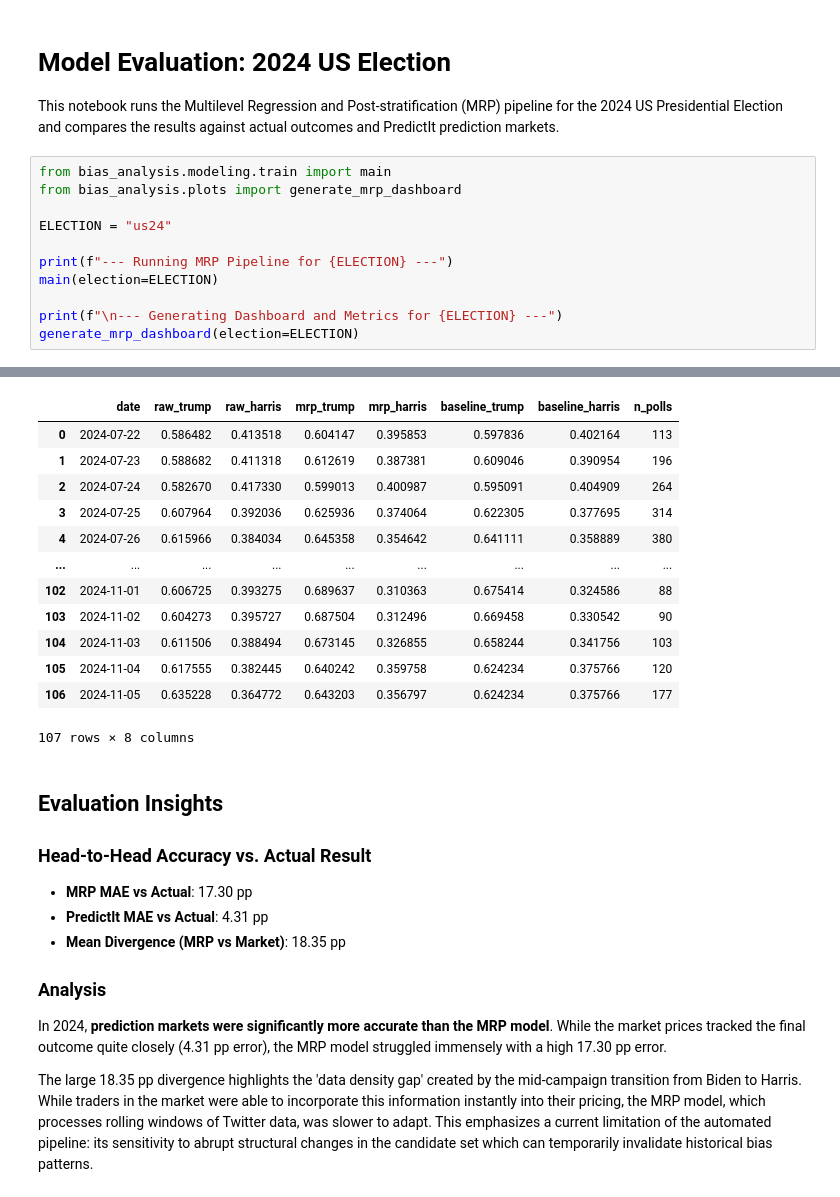
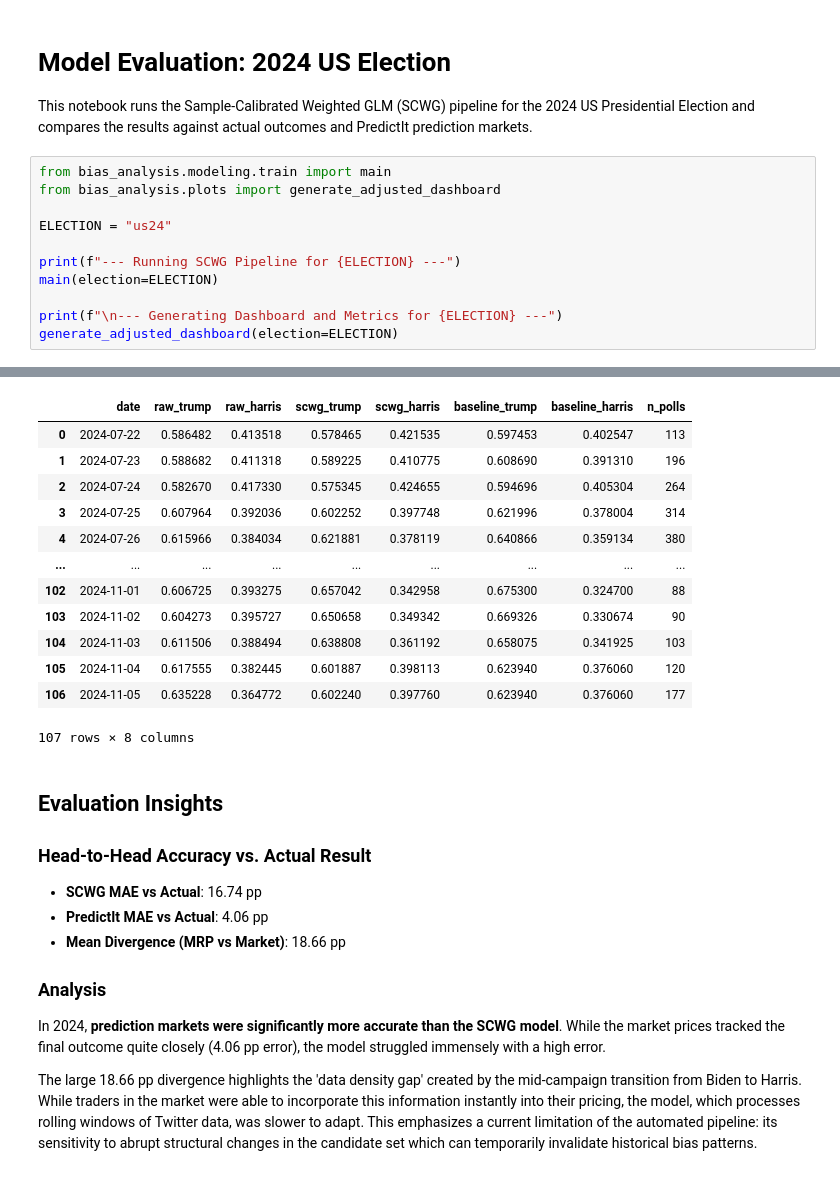
Before and after one commit to mivige/TweetPollBias, a Jupyter notebook: notebooks/model_eval_us24.ipynb, the cells around one changed output, grey strips where cells are left out. Drawn from its saved outputs; the diff is of its cells as text.

```diff
--- a/notebooks/model_eval_us24.ipynb
+++ b/notebooks/model_eval_us24.ipynb
@@ -1,16 +1,16 @@
 # %% [markdown]
 # Model Evaluation: 2024 US Election
 
-This notebook runs the Multilevel Regression and Post-stratification (MRP) pipeline for the 2024 US Presidential Election and compares the results against actual outcomes and PredictIt prediction markets.
+This notebook runs the Sample-Calibrated Weighted GLM (SCWG) pipeline for the 2024 US Presidential Election and compares the results against actual outcomes and PredictIt prediction markets.
 # %%
 from bias_analysis.modeling.train import main
-from bias_analysis.plots import generate_mrp_dashboard
+from bias_analysis.plots import generate_adjusted_dashboard
 
 ELECTION = "us24"
 
-print(f"--- Running MRP Pipeline for {ELECTION} ---")
+print(f"--- Running SCWG Pipeline for {ELECTION} ---")
 main(election=ELECTION)
 
 print(f"\n--- Generating Dashboard and Metrics for {ELECTION} ---")
-generate_mrp_dashboard(election=ELECTION)
+generate_adjusted_dashboard(election=ELECTION)
 # %% [output]
@@ -34,25 +34,25 @@ Method:                          IRLS   Log-Likelihood:            -3.5060e+06
-|  | date | raw_trump | raw_harris | mrp_trump | mrp_harris | baseline_trump | baseline_harris | n_polls |
-| 0 | 2024-07-22 | 0.586482 | 0.413518 | 0.604147 | 0.395853 | 0.597836 | 0.402164 | 113 |
-| 1 | 2024-07-23 | 0.588682 | 0.411318 | 0.612619 | 0.387381 | 0.609046 | 0.390954 | 196 |
-| 2 | 2024-07-24 | 0.582670 | 0.417330 | 0.599013 | 0.400987 | 0.595091 | 0.404909 | 264 |
-| 3 | 2024-07-25 | 0.607964 | 0.392036 | 0.625936 | 0.374064 | 0.622305 | 0.377695 | 314 |
-| 4 | 2024-07-26 | 0.615966 | 0.384034 | 0.645358 | 0.354642 | 0.641111 | 0.358889 | 380 |
+|  | date | raw_trump | raw_harris | scwg_trump | scwg_harris | baseline_trump | baseline_harris | n_polls |
+| 0 | 2024-07-22 | 0.586482 | 0.413518 | 0.578465 | 0.421535 | 0.597453 | 0.402547 | 113 |
+| 1 | 2024-07-23 | 0.588682 | 0.411318 | 0.589225 | 0.410775 | 0.608690 | 0.391310 | 196 |
+| 2 | 2024-07-24 | 0.582670 | 0.417330 | 0.575345 | 0.424655 | 0.594696 | 0.405304 | 264 |
+| 3 | 2024-07-25 | 0.607964 | 0.392036 | 0.602252 | 0.397748 | 0.621996 | 0.378004 | 314 |
+| 4 | 2024-07-26 | 0.615966 | 0.384034 | 0.621881 | 0.378119 | 0.640866 | 0.359134 | 380 |
 | ... | ... | ... | ... | ... | ... | ... | ... | ... |
-| 102 | 2024-11-01 | 0.606725 | 0.393275 | 0.689637 | 0.310363 | 0.675414 | 0.324586 | 88 |
-| 103 | 2024-11-02 | 0.604273 | 0.395727 | 0.687504 | 0.312496 | 0.669458 | 0.330542 | 90 |
-| 104 | 2024-11-03 | 0.611506 | 0.388494 | 0.673145 | 0.326855 | 0.658244 | 0.341756 | 103 |
-| 105 | 2024-11-04 | 0.617555 | 0.382445 | 0.640242 | 0.359758 | 0.624234 | 0.375766 | 120 |
-| 106 | 2024-11-05 | 0.635228 | 0.364772 | 0.643203 | 0.356797 | 0.624234 | 0.375766 | 177 |
+| 102 | 2024-11-01 | 0.606725 | 0.393275 | 0.657042 | 0.342958 | 0.675300 | 0.324700 | 88 |
+| 103 | 2024-11-02 | 0.604273 | 0.395727 | 0.650658 | 0.349342 | 0.669326 | 0.330674 | 90 |
+| 104 | 2024-11-03 | 0.611506 | 0.388494 | 0.638808 | 0.361192 | 0.658075 | 0.341925 | 103 |
+| 105 | 2024-11-04 | 0.617555 | 0.382445 | 0.601887 | 0.398113 | 0.623940 | 0.376060 | 120 |
+| 106 | 2024-11-05 | 0.635228 | 0.364772 | 0.602240 | 0.397760 | 0.623940 | 0.376060 | 177 |
 107 rows × 8 columns
 # %% [markdown]
 ## Evaluation Insights
 
 ### Head-to-Head Accuracy vs. Actual Result
-- **MRP MAE vs Actual**: 17.30 pp
-- **PredictIt MAE vs Actual**: 4.31 pp
-- **Mean Divergence (MRP vs Market)**: 18.35 pp
+- **SCWG MAE vs Actual**: 16.74 pp
+- **PredictIt MAE vs Actual**: 4.06 pp
+- **Mean Divergence (MRP vs Market)**: 18.66 pp
 
 ### Analysis
-In 2024, **prediction markets were significantly more accurate than the MRP model**. While the market prices tracked the final outcome quite closely (4.31 pp error), the MRP model struggled immensely with a high 17.30 pp error.
+In 2024, **prediction markets were significantly more accurate than the SCWG model**. While the market prices tracked the final outcome quite closely (4.06 pp error), the model struggled immensely with a high error.
 
-The large 18.35 pp divergence highlights the 'data density gap' created by the mid-campaign transition from Biden to Harris. While traders in the market were able to incorporate this information instantly into their pricing, the MRP model, which processes rolling windows of Twitter data, was slower to adapt. This emphasizes a current limitation of the automated pipeline: its sensitivity to abrupt structural changes in the candidate set which can temporarily invalidate historical bias patterns.
+The large 18.66 pp divergence highlights the 'data density gap' created by the mid-campaign transition from Biden to Harris. While traders in the market were able to incorporate this information instantly into their pricing, the model, which processes rolling windows of Twitter data, was slower to adapt. This emphasizes a current limitation of the automated pipeline: its sensitivity to abrupt structural changes in the candidate set which can temporarily invalidate historical bias patterns.
```
Also changed, not shown: parts of 1 cell of this notebook, 2 other files.
